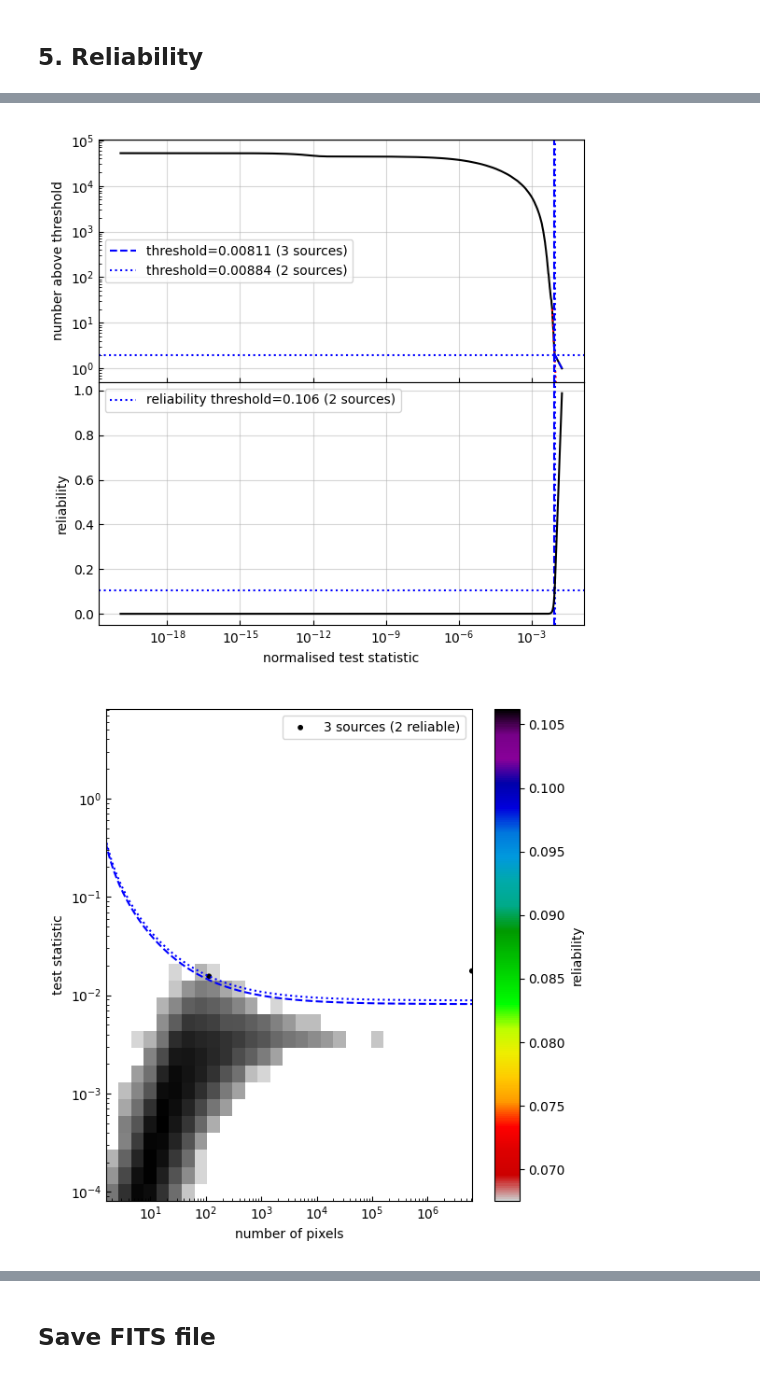
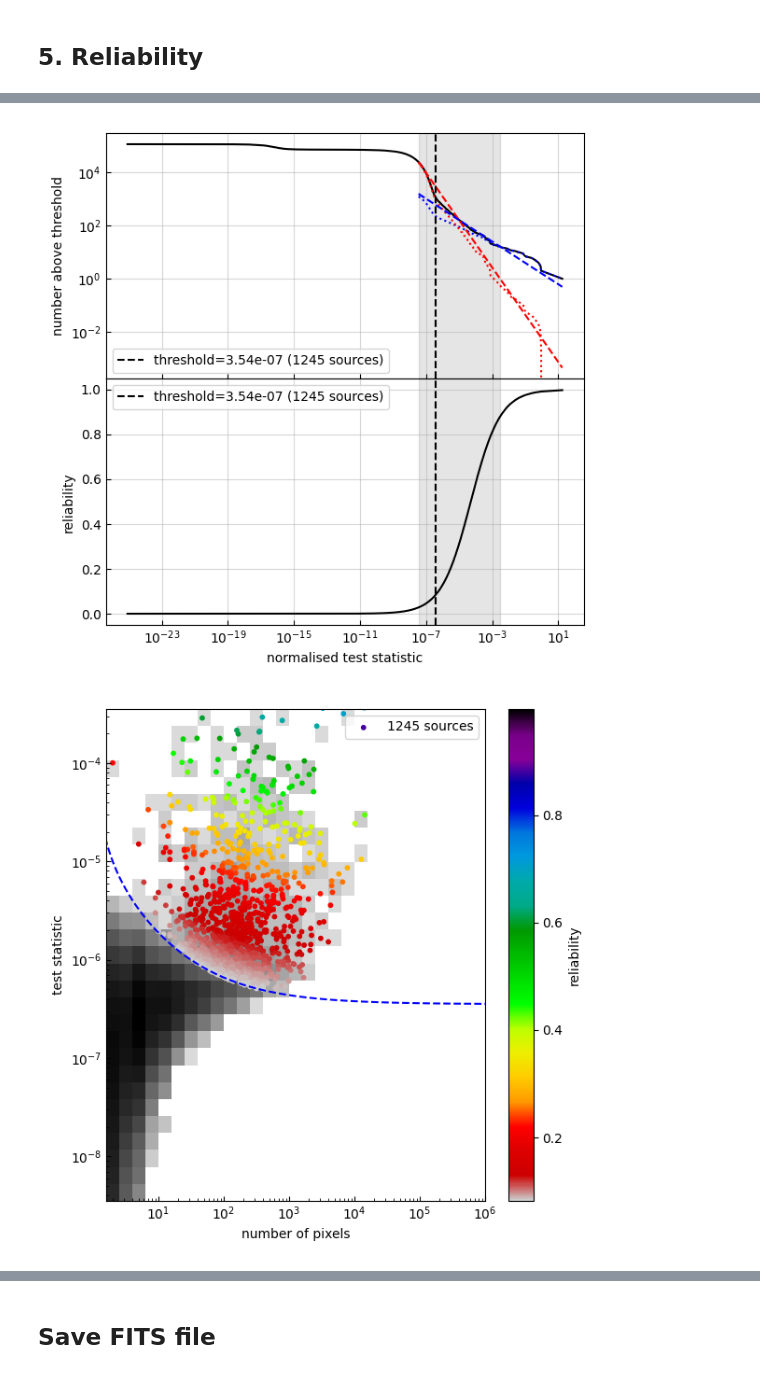
Before and after one commit to paranoya/image-processing, a Jupyter notebook: HOT.ipynb, the cells around one changed output, grey strips where cells are left out. Drawn from its saved outputs; the diff is of its cells as text; code cells hidden in the pictures.

```diff
--- a/HOT.ipynb
+++ b/HOT.ipynb
@@ -20,5 +20,5 @@ scripts init
 ## 2. Read data
 # %%
 importlib.reload(scripts.read_data)
-object_name, data, wcs = scripts.read_data.run(35, (0, 0, 1))
+object_name, data, wcs = scripts.read_data.run(21, (0, 0, 0))
 # %% [output]
@@ -51,5 +51,5 @@ test_stat = catalog[2]
 ## 5. Reliability
 # %%
 importlib.reload(scripts.reliability)
-reliability, reliability_threshold = scripts.reliability.run(test_stat, area, plots=True)
+reliability = scripts.reliability.run(test_stat, area, plots=True)
 # %% [output]
@@ -73,2 +57,2 @@ DEBUG: slope bg=-10.581096593695046, src=-1.0081718616811048, n_reliable=2
-[figure, old version]
+[figure, new version]
-[figure, old version]
+[figure, new version]
```
Also changed, not shown: parts of 27 cells of this notebook, 4 other files.
